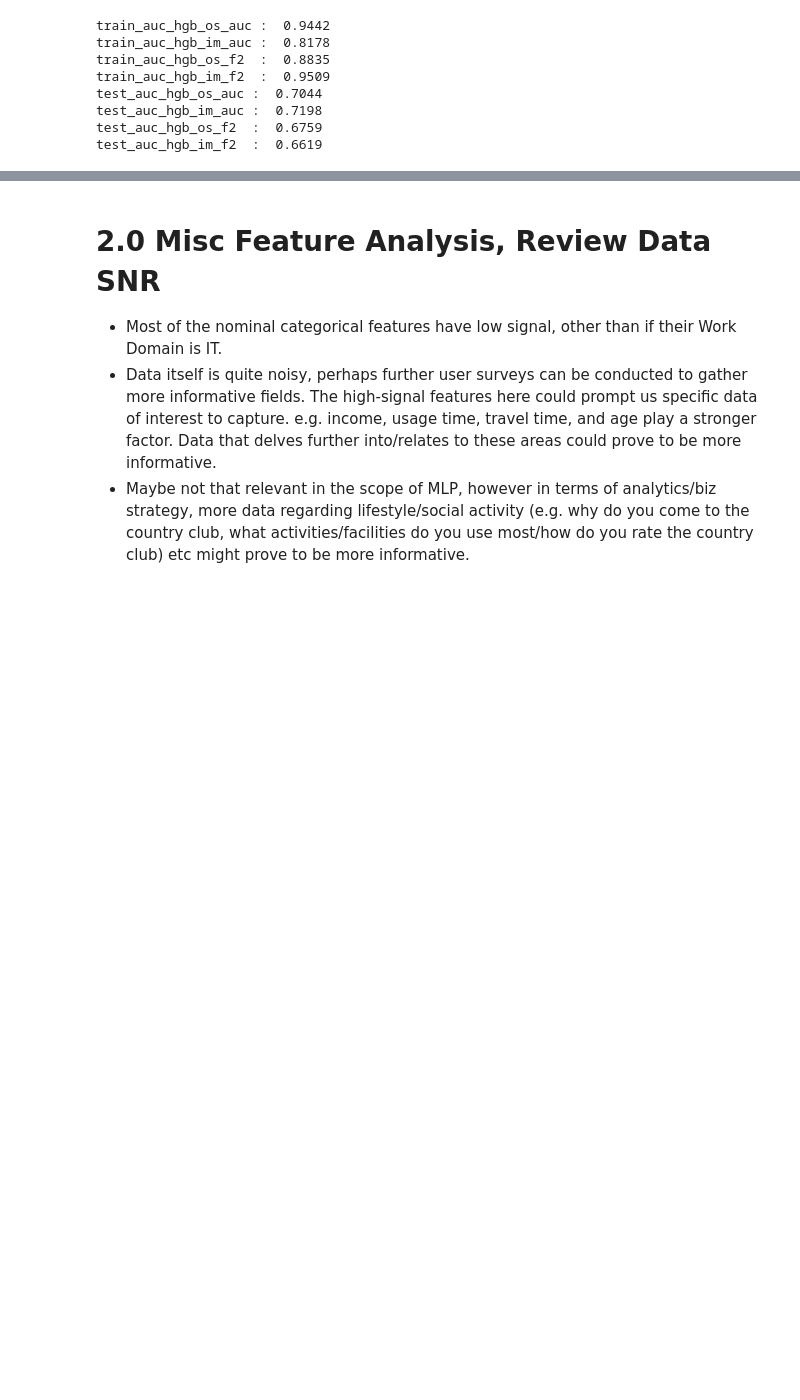
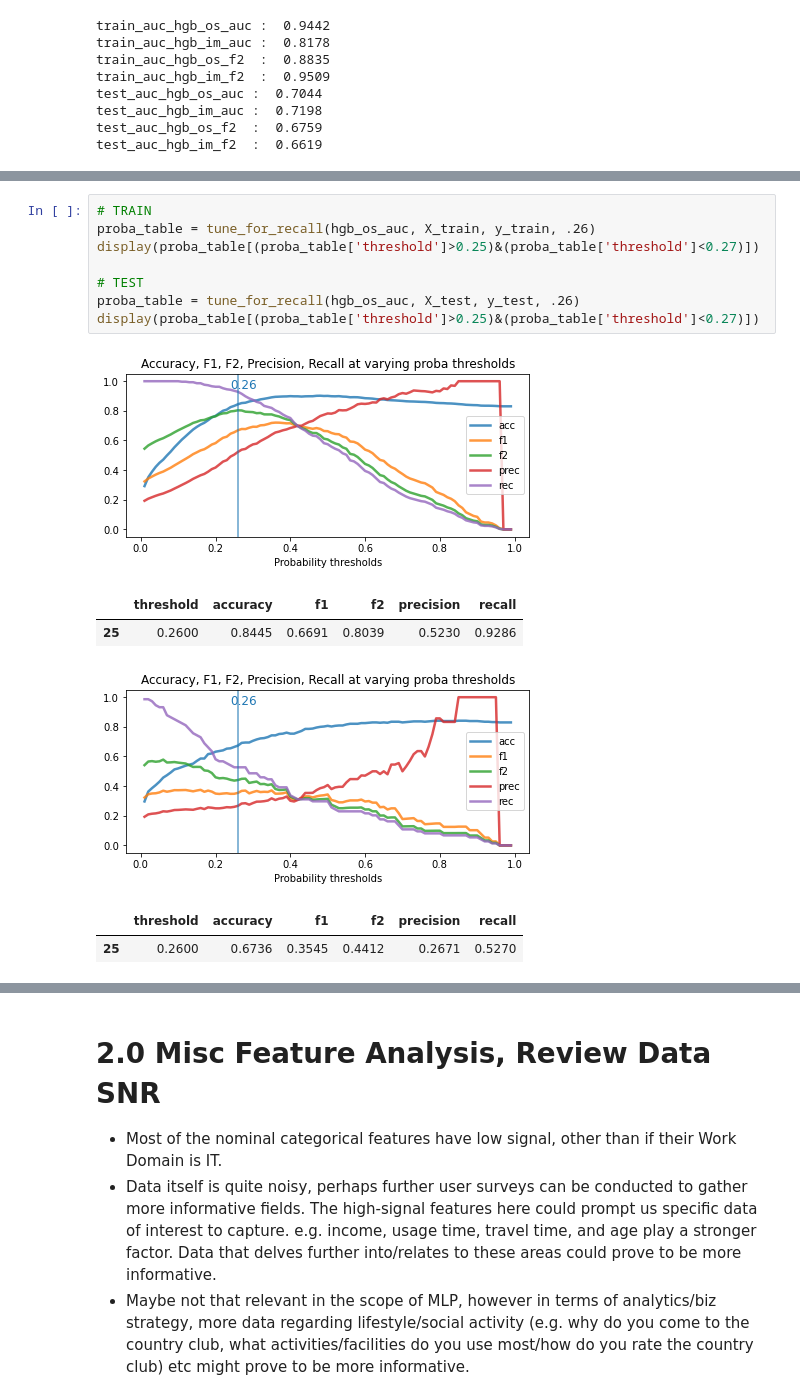
Before and after one commit to gammaraysky/aiap_mlp_raytune, a Jupyter notebook: mlp_f2_v_auc.ipynb, the cells around one changed output, grey strips where cells are left out. Cells and saved outputs as stored; diff of their text form; blank space fills up the shorter version.

```diff
--- a/mlp_f2_v_auc.ipynb
+++ b/mlp_f2_v_auc.ipynb
@@ -612 +574,16 @@ proba_table[(proba_table['threshold']>0.05)&(proba_table['threshold']<0.069)]
+# %%
+# TRAIN
+proba_table = tune_for_recall(hgb_os_auc, X_train, y_train, .26)
+display(proba_table[(proba_table['threshold']>0.25)&(proba_table['threshold']<0.27)])
+
+# TEST
+proba_table = tune_for_recall(hgb_os_auc, X_test, y_test, .26)
+display(proba_table[(proba_table['threshold']>0.25)&(proba_table['threshold']<0.27)])
+# %% [output]
+[figure, added]
+|  | threshold | accuracy | f1 | f2 | precision | recall |
+| 25 | 0.2600 | 0.8445 | 0.6691 | 0.8039 | 0.5230 | 0.9286 |
+[figure, added]
+|  | threshold | accuracy | f1 | f2 | precision | recall |
+| 25 | 0.2600 | 0.6736 | 0.3545 | 0.4412 | 0.2671 | 0.5270 |
 # %%
```
Also changed, not shown: parts of 15 cells of this notebook.
